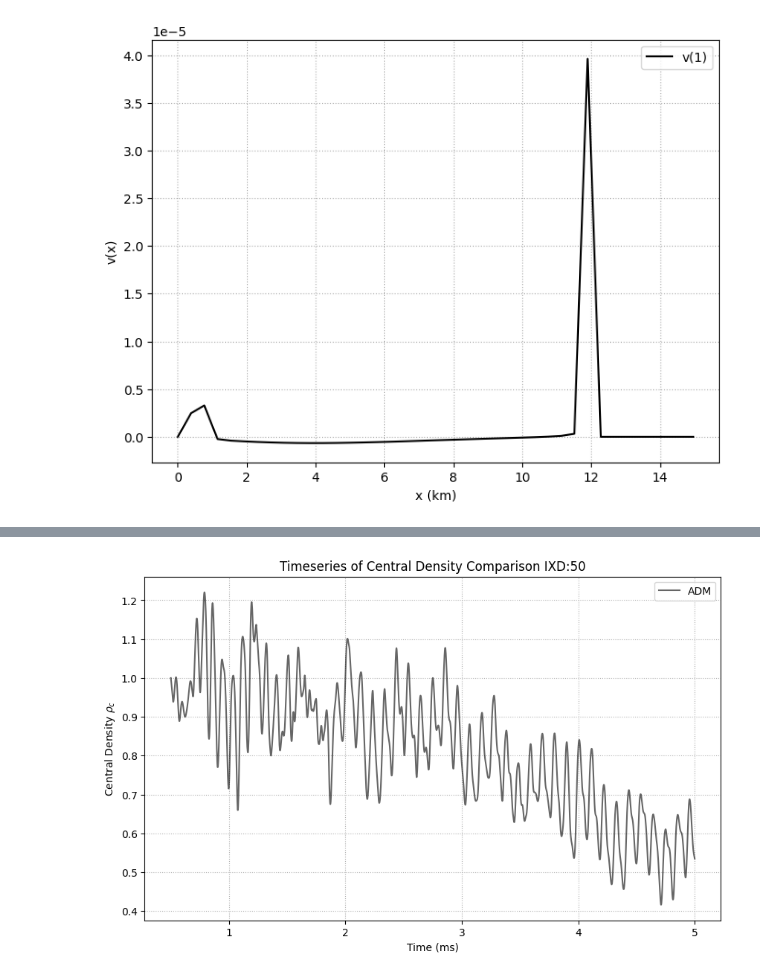
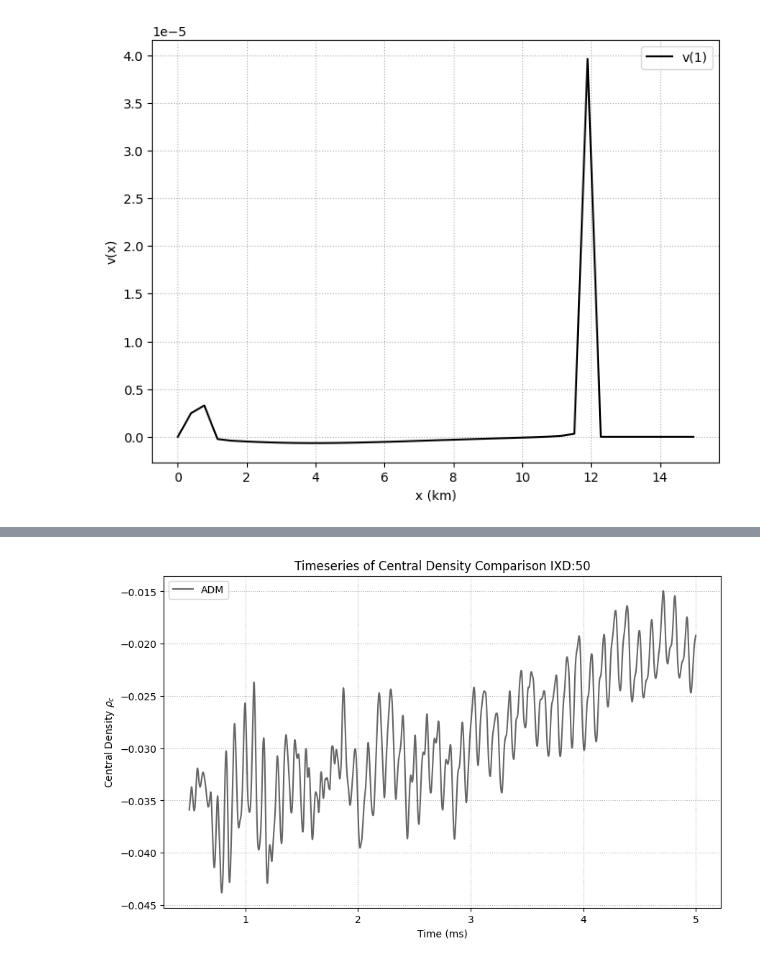
Before and after one commit to harsh-c0ds/My-Work, a Jupyter notebook: TOV/mode_ext.ipynb, the cells around one changed output, grey strips where cells are left out. Drawn from its saved outputs; the diff is of its cells as text; code cells hidden in the pictures.

```diff
--- a/TOV/mode_ext.ipynb
+++ b/TOV/mode_ext.ipynb
@@ -420,6 +478,7 @@ rho_adm = rho_all_P[ik]
 
 lim_adm = (t_adm >= 0.5) & (t_adm <= 5)
 
+
 # t_l = t_l[lim_l]
 # rho_l = rho_l[lim_l]
 # rho_l = rho_l/rho_l[0]  # normalize density
@@ -439,36 +498,35 @@ lim_adm = (t_adm >= 0.5) & (t_adm <= 5)
 # rho_ch = rho_ch[lim_ch]
 # rho_ch = rho_ch/rho_ch[0]  # normalize density
 
 # t_b = t_b[lim_b]
 # rho_b = rho_b[lim_b]
 # rho_b = rho_b/rho_b[0]  # normalize density
 
 # t_l_2 = t_l_2[lim_l_2]
 # rho_l_2 = rho_l_2[lim_l_2]
 # rho_l_2 = rho_l_2/rho_l_2[0]  # normalize density
 
 t_adm = t_adm[lim_adm]
 rho_adm = rho_adm[lim_adm]
-rho_adm = rho_adm/rho_adm[0]  # normalize density
 
 
 plt.figure(figsize=(10,6))
 # plt.plot(t_l, rho_l, label="LeanBSSN_low", color="blue", alpha=0.6)
 # plt.plot(t_m, rho_m, label="LeanBSSN_mid", color="green", alpha=0.6)
 # plt.plot(t_h, rho_h, label="LeanBSSN_high", color="red", alpha=0.6)
-# plt.plot(t_ch, rho_ch, label="LeanBSSN_ch", color="orange", alpha=0.6)
+# plt.plot(t_ch, rhpo_ch, label="LeanBSSN_ch", color="orange", alpha=0.6)
 # plt.plot(t_b, rho_b, label="LeanBSSN_beta_0.5", color="purple", alpha=0.6)
 # plt.plot(t_l_2, rho_l_2, label="LeanBSSN_KO", color="brown", alpha=0.6)
 plt.plot(t_adm, rho_adm, label="ADM", color="black", alpha=0.6)
 plt.xlabel("Time (ms)")
 plt.ylabel(r"Central Density $\rho_c$")
 plt.title(f"Timeseries of Central Density Comparison IXD:{ik}")
 plt.grid(True, linestyle=":")
 plt.legend()
 plt.show()
 #plt.savefig(output_dir + "time_series_comparision.png", dpi=300)
 # %% [output]
-[figure, old version]
+[figure, new version]
 # %%
 #### Mode Extraction ####
 
```
Also changed, not shown: parts of 3 cells of this notebook, 2 other files.
